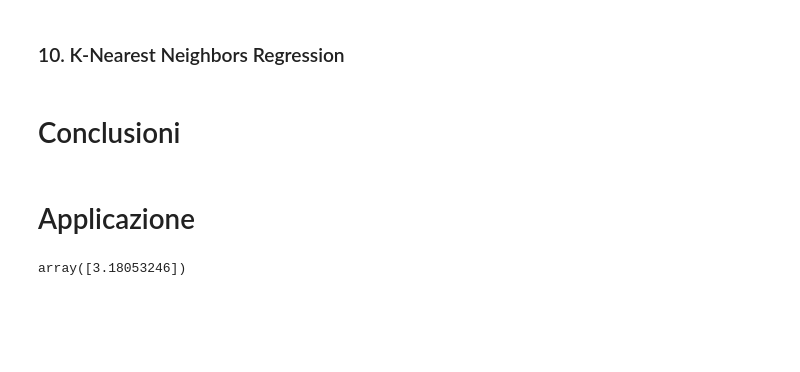
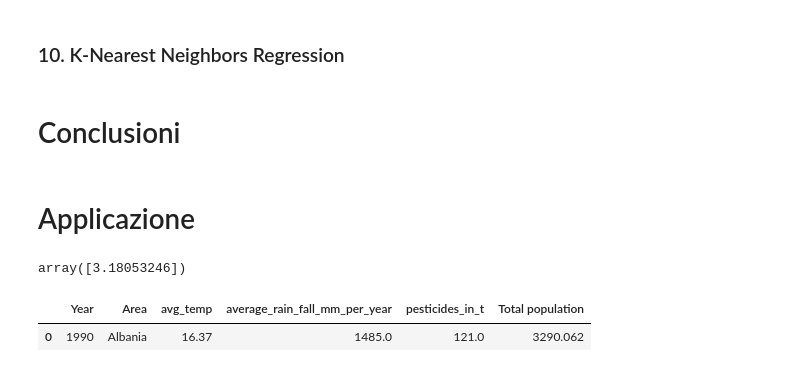
Before and after one commit to eduardalexandrut/WheatYieldPredictor, a Jupyter notebook: WheatPricePredictor.ipynb, the cells around one changed output. Drawn from its saved outputs; the diff is of its cells as text; code cells hidden in the pictures; blank space fills up the shorter version.

```diff
--- a/WheatPricePredictor.ipynb
+++ b/WheatPricePredictor.ipynb
@@ -1093,3 +1093,8 @@ def predict(Year, Area, avg_temp, average_rain_fall_mm_per_year, pesticides_in_t
 predict(2000,'Albania',16.37,1485.0,121.0,3290.062)
 # %% [output]
 array([3.18053246])
+# %%
+X.head(1)
+# %% [output]
+|  | Year | Area | avg_temp | average_rain_fall_mm_per_year | pesticides_in_t | Total population |
+| 0 | 1990 | Albania | 16.37 | 1485.0 | 121.0 | 3290.062 |
```
Also changed, not shown: parts of 5 cells of this notebook, 3 other files.
